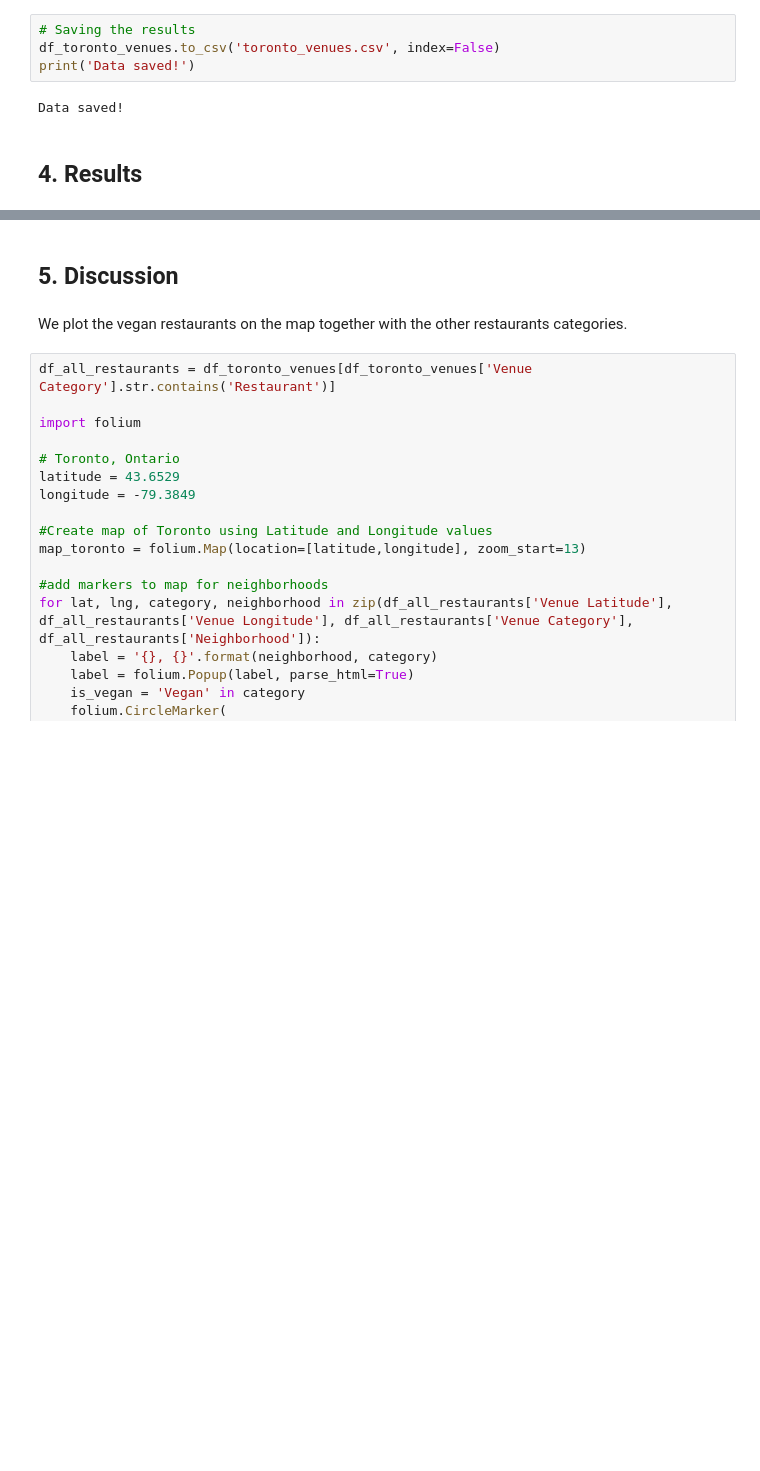
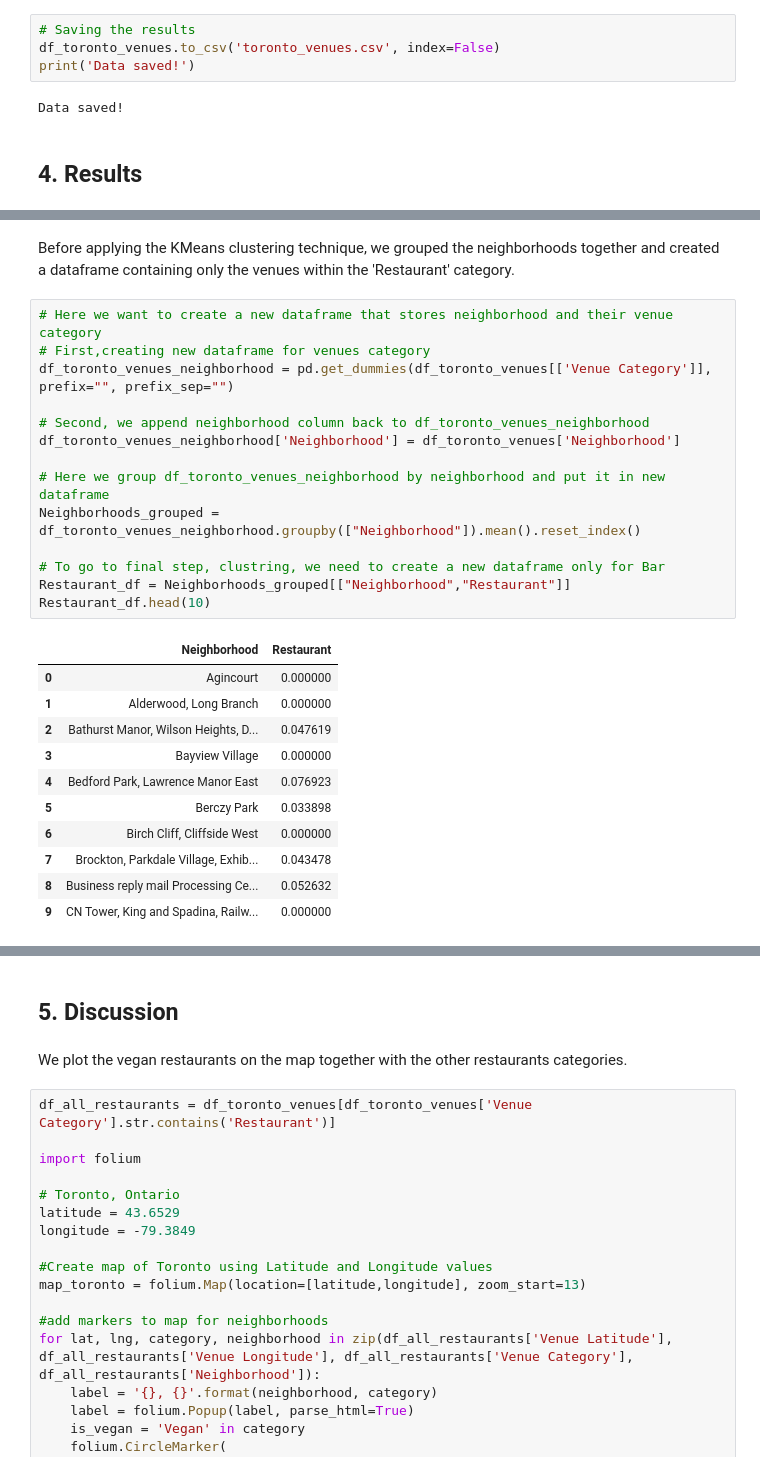
Before and after one commit to herculeshssj/Coursera_Capstone, a Jupyter notebook: Toronto-Neighborhood-Week5-FinalReport.ipynb, the cells around one changed output, grey strips where cells are left out. Drawn from its saved outputs; the diff is of its cells as text; blank space fills up the shorter version.

```diff
--- a/Toronto-Neighborhood-Week5-FinalReport.ipynb
+++ b/Toronto-Neighborhood-Week5-FinalReport.ipynb
@@ -405,0 +424,28 @@ print('Quantity for restaurant category: ', i)
+# %% [markdown]
+Before applying the KMeans clustering technique, we grouped the neighborhoods together and created a dataframe containing only the venues within the 'Restaurant' category.
+# %%
+# Here we want to create a new dataframe that stores neighborhood and their venue category
+# First,creating new dataframe for venues category
+df_toronto_venues_neighborhood = pd.get_dummies(df_toronto_venues[['Venue Category']], prefix="", prefix_sep="")
+
+# Second, we append neighborhood column back to df_toronto_venues_neighborhood
+df_toronto_venues_neighborhood['Neighborhood'] = df_toronto_venues['Neighborhood']
+
+# Here we group df_toronto_venues_neighborhood by neighborhood and put it in new dataframe
+Neighborhoods_grouped = df_toronto_venues_neighborhood.groupby(["Neighborhood"]).mean().reset_index()
+
+# To go to final step, clustring, we need to create a new dataframe only for Bar
+Restaurant_df = Neighborhoods_grouped[["Neighborhood","Restaurant"]]
+Restaurant_df.head(10)
+# %% [output]
+|  | Neighborhood | Restaurant |
+| 0 | Agincourt | 0.000000 |
+| 1 | Alderwood, Long Branch | 0.000000 |
+| 2 | Bathurst Manor, Wilson Heights, D... | 0.047619 |
+| 3 | Bayview Village | 0.000000 |
+| 4 | Bedford Park, Lawrence Manor East | 0.076923 |
+| 5 | Berczy Park | 0.033898 |
+| 6 | Birch Cliff, Cliffside West | 0.000000 |
+| 7 | Brockton, Parkdale Village, Exhib... | 0.043478 |
+| 8 | Business reply mail Processing Ce... | 0.052632 |
+| 9 | CN Tower, King and Spadina, Railw... | 0.000000 |
```
Also changed, not shown: parts of 24 cells of this notebook, 1 other file.
